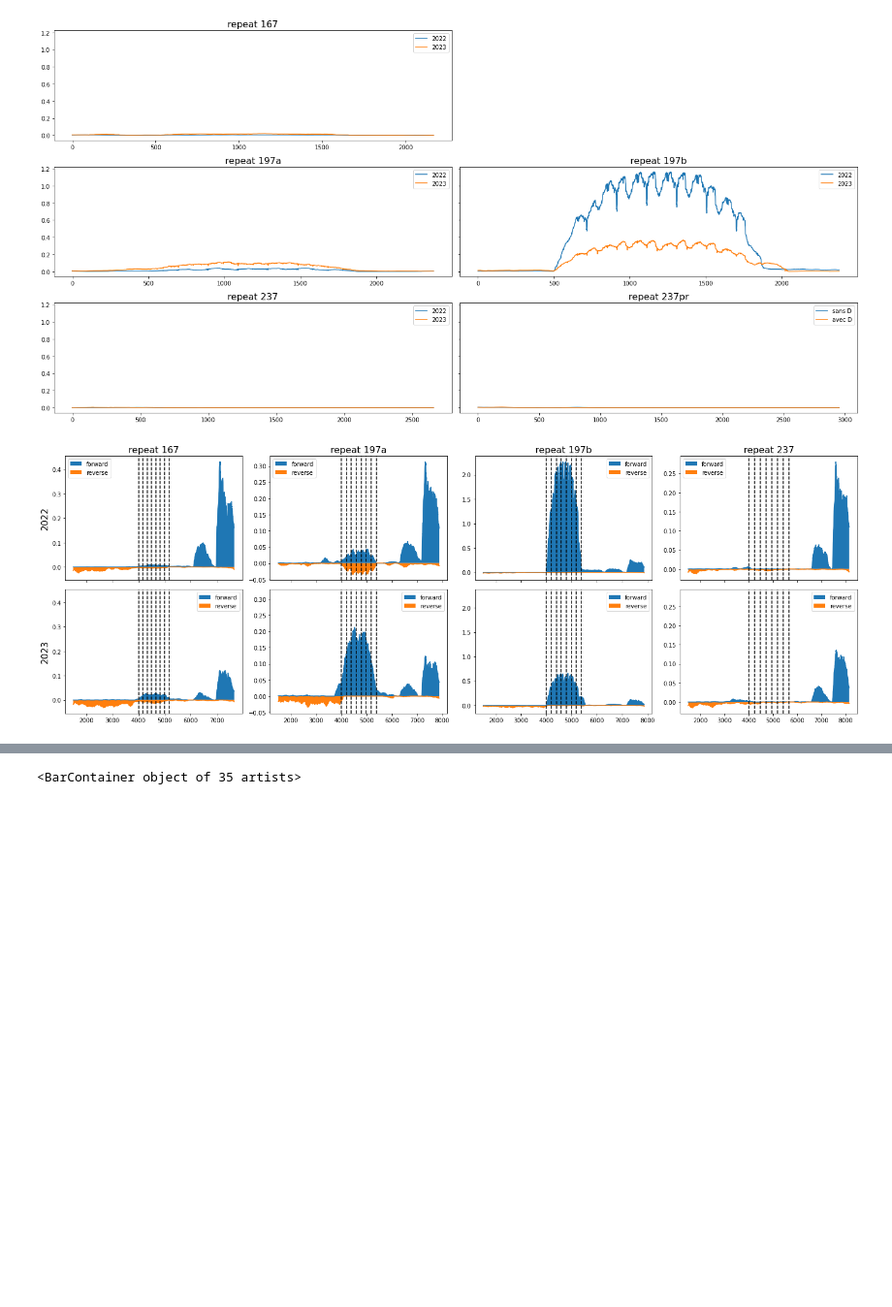
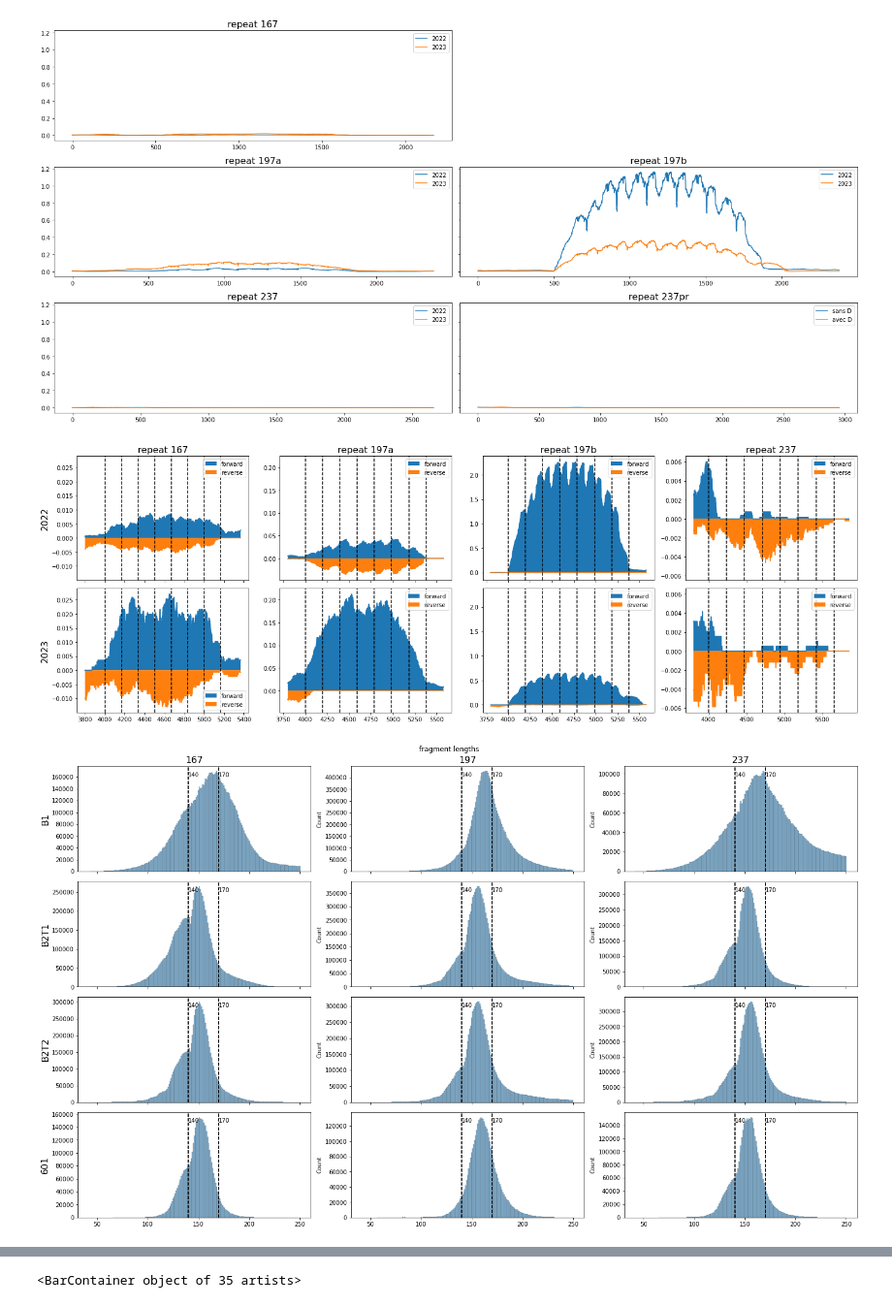
Before and after one commit to Alexwestbrook/mnhn-internship_DeepCNN_ChIP-seq, a Jupyter notebook: JB_alignment_analysis.ipynb, the cells around one changed output, grey strips where cells are left out. Shown at 97% size. Cells and saved outputs as stored; diff of their text form; code cells hidden in the pictures; blank space fills up the shorter version.

```diff
--- a/JB_alignment_analysis.ipynb
+++ b/JB_alignment_analysis.ipynb
@@ -359,7 +413,7 @@ axes[2, 1].legend()
 <matplotlib.legend.Legend at 0x...>
 [figure]
 # %%
-start = 1500
+start = 3800
 rstart = 4000
 signals = np.array([[(rna2022_167_for, rna2022_167_rev), (rna2022_197a_for, rna2022_197a_rev), (rna2022_197b_for, rna2022_197b_rev), (rna2022_237_for, rna2022_237_rev)],
                     [(rna2023_167_for, rna2023_167_rev), (rna2023_197a_for, rna2023_197a_rev), (rna2023_197b_for, rna2023_197b_rev), (rna2023_237_for, rna2023_237_rev)]])
@@ -390,6 +444,44 @@ for i in range(2):
         else:
             ax.set_axis_off()
 # %% [output]
-[figure, old version]
+[figure, new version]
+# %%
+bam_files = [
+    '/home/alex/shared_folder/JB_seqdes/Projet_Julien/MNases_06_2020/NG-25315_167_1_lib406963_6879_2_trimfiltered_max250.sorted.bam',
+    '/home/alex/shared_folder/JB_seqdes/Projet_Julien/MNases_06_2020/NG-25315_1972_1_lib402286_6844_1_trimfiltered_max250.sorted.bam',
+    '/home/alex/shared_folder/JB_seqdes/Projet_Julien/MNases_06_2020/NG-25315_237_1_lib406964_6879_2_trimfiltered_max250.sorted.bam',
+
+    '/home/alex/shared_folder/JB_seqdes/Projet_Julien/MNase_08_2023/NG-34039_167_4_1_lib713576_10294_1_trimfiltered_max250.sorted.bam',
+    '/home/alex/shared_folder/JB_seqdes/Projet_Julien/MNase_08_2023/NG-34039_197_2_27_1_lib713580_10294_1_trimfiltered_max250.sorted.bam',
+    '/home/alex/shared_folder/JB_seqdes/Projet_Julien/MNase_08_2023/NG-34039_237_44_1_lib713582_10294_1_trimfiltered_max250.sorted.bam',
+
+    '/home/alex/shared_folder/JB_seqdes/Projet_Julien/MNase_08_2023/NG-34039_167_4_2_lib713577_10294_1_trimfiltered_max250.sorted.bam',
+    '/home/alex/shared_folder/JB_seqdes/Projet_Julien/MNase_08_2023/NG-34039_197_2_27_2_lib713581_10294_1_trimfiltered_max250.sorted.bam',
+    '/home/alex/shared_folder/JB_seqdes/Projet_Julien/MNase_08_2023/NG-34039_237_44_2_lib713583_10294_1_trimfiltered_max250.sorted.bam',
+
+    '/home/alex/shared_folder/JB_seqdes/Projet_Julien/MNase_601/SRR13645559_167_max250.sorted.bam',
+    '/home/alex/shared_folder/JB_seqdes/Projet_Julien/MNase_601/SRR13645549_197_max250.sorted.bam',
+    '/home/alex/shared_folder/JB_seqdes/Projet_Julien/MNase_601/SRR13645545_237_max250.sorted.bam',
+    ]
+titles = ['167', '197', '237']
+ylabels = ['B1', 'B2T1', 'B2T2', '601']
+fig, axes = plt.subplots(4, 3, figsize=(20, 12), facecolor='w', layout='tight', sharex=True)
+fig.suptitle('fragment lengths')
+vlines = [140, 170]
+for filename, ax in zip(bam_files, axes.flatten()):
+    fraglens = pd.read_csv(f'{filename}.insert_sizes.txt', header=None)
+    fraglens.columns = ['fragment_length']
+    sns.histplot(fraglens, discrete=True, ax=ax, legend=False)
+    for v in vlines:
+        ax.axvline(x=v, color='k', linestyle='--')
+        ax.axvline(x=v, color='k', linestyle='--')
+        ax.annotate(str(v), xy=(v, 0.9), xycoords=('data', 'axes fraction'))
+for j in range(3):
+    axes[0, j].set_title(titles[j], fontsize=16)
+for i in range(4):
+    axes[i, 0].set_ylabel(ylabels[i], fontsize=16)
+# plot_utils.save_fig_and_values(fig, '/home/alex/shared_folder/JB_seqdes/results/fraglens_Synrepsand601_140-170', format=['png'])
+# %% [output]
+[figure, added]
 # %%
 bam_files = [
```
Also changed, not shown: parts of 11 cells of this notebook, 1 other file.
